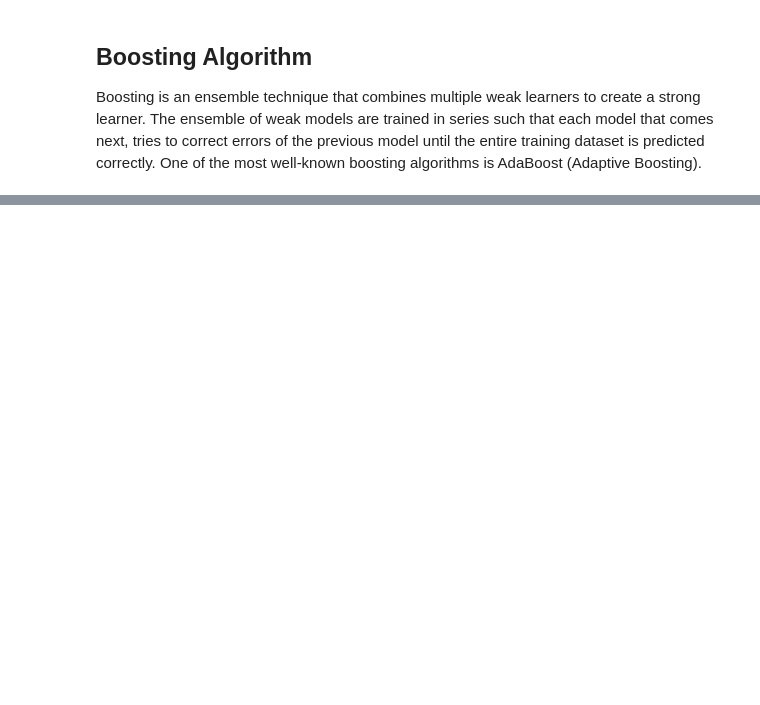
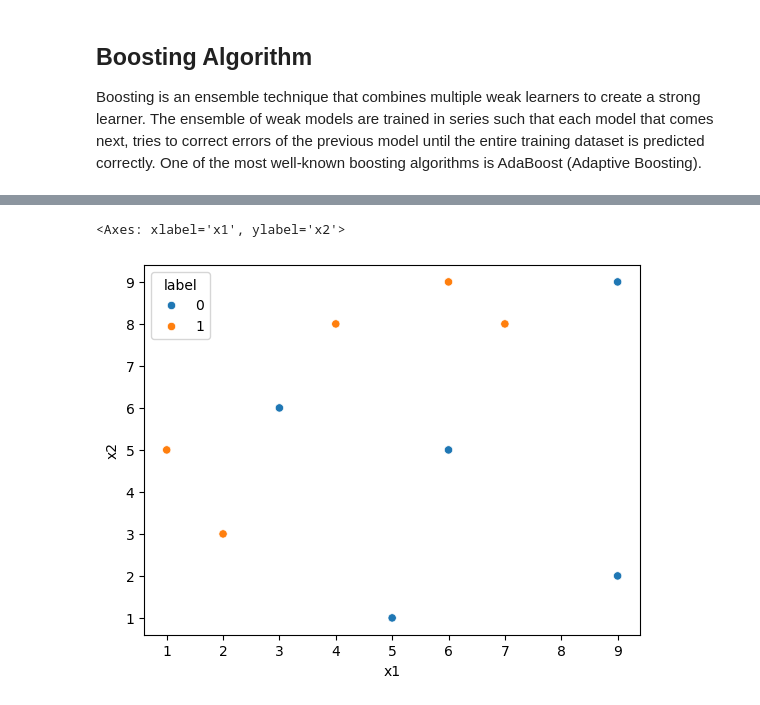
Before and after one commit to itsanishsingh/task-ensemble, a Jupyter notebook: task_ensemble.ipynb, the cells around one changed output, grey strips where cells are left out. Cells and saved outputs as stored; diff of their text form; code cells hidden in the pictures; blank space fills up the shorter version.

```diff
--- a/task_ensemble.ipynb
+++ b/task_ensemble.ipynb
@@ -166,3 +200,9 @@ We here have the accuracy score of each of the models, we have to ignore any mod
 # %% [markdown]
 ## Boosting Algorithm
 Boosting is an ensemble technique that combines multiple weak learners to create a strong learner. The ensemble of weak models are trained in series such that each model that comes next, tries to correct errors of the previous model until the entire training dataset is predicted correctly. One of the most well-known boosting algorithms is AdaBoost (Adaptive Boosting).
+# %%
+df = pd.DataFrame()
+# %%
+df["x1"] = [1, 2, 3, 4, 5, 6, 6, 7, 9, 9]
+df["x2"] = [5, 3, 6, 8, 1, 9, 5, 8, 9, 2]
+df["label"] = [1, 1, 0, 1, 0, 1, 0, 1, 0, 0]
@@ -168,0 +223,5 @@ Boosting is an ensemble technique that combines multiple weak learners to create
+# %%
+sns.scatterplot(x=df.x1, y=df.x2, hue=df.label)
+# %% [output]
+<Axes: xlabel='x1', ylabel='x2'>
+[figure, added]
```
Also changed, not shown: parts of 25 cells of this notebook.
